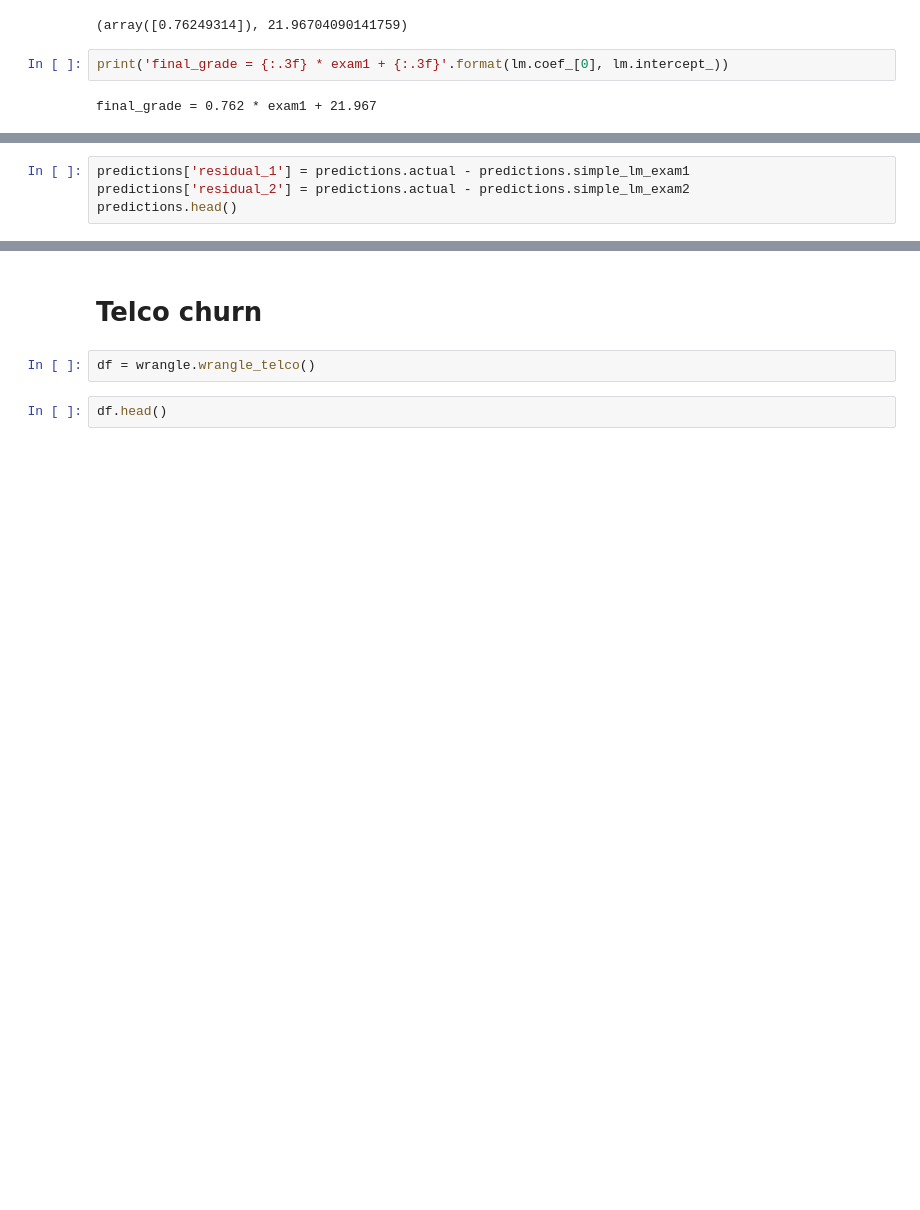
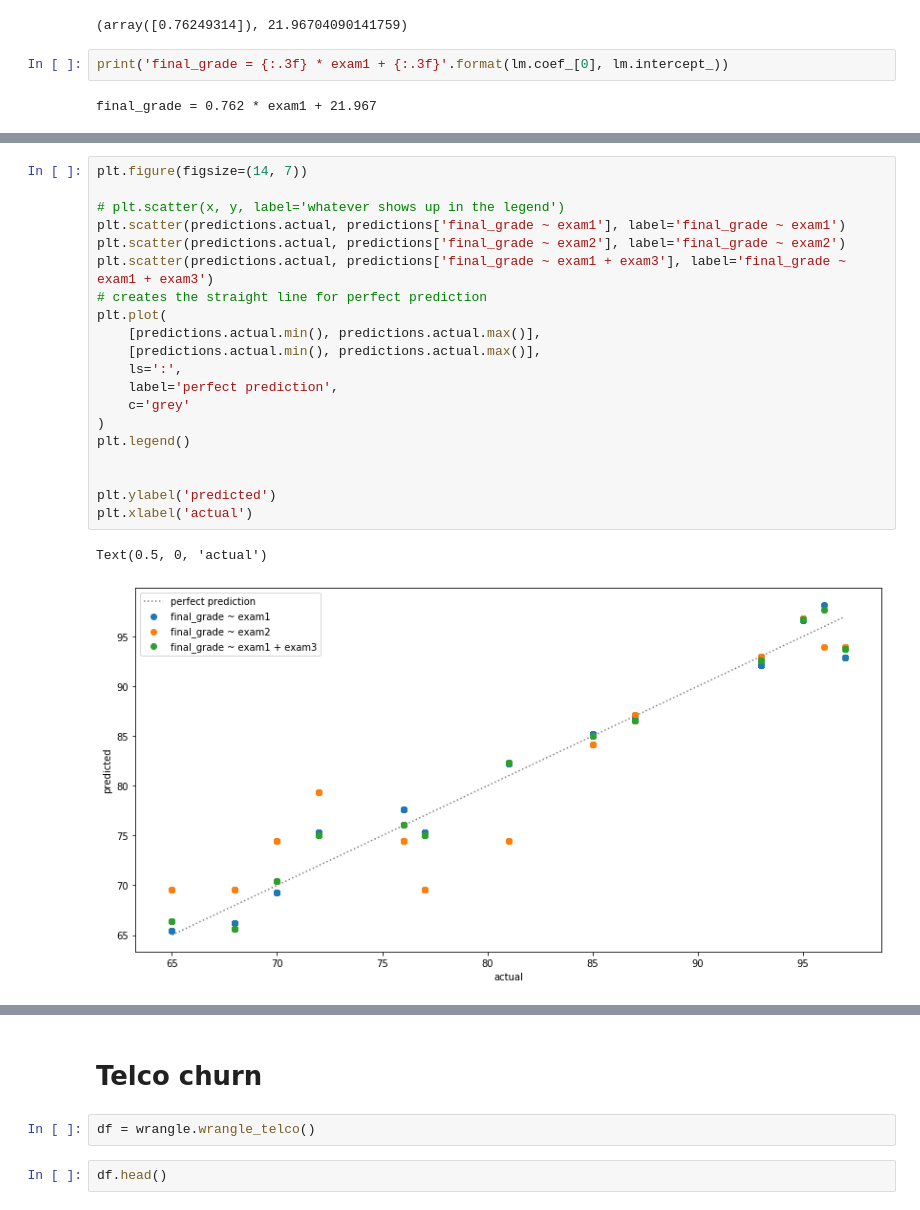
Before and after one commit to sunwenliang14/ds-methodologies-exercises, a Jupyter notebook: regression/model.ipynb, the cells around one changed output, grey strips where cells are left out. Drawn from its saved outputs; the diff is of its cells as text; blank space fills up the shorter version.

```diff
--- a/regression/model.ipynb
+++ b/regression/model.ipynb
@@ -163,4 +67,0 @@ MSE_exam2
-# %%
-predictions['residual_1'] = predictions.actual - predictions.simple_lm_exam1
-predictions['residual_2'] = predictions.actual - predictions.simple_lm_exam2
-predictions.head()
@@ -263,0 +95,23 @@ lm.coef_, lm.intercept_
+# %%
+plt.figure(figsize=(14, 7))
+
+# plt.scatter(x, y, label='whatever shows up in the legend')
+plt.scatter(predictions.actual, predictions['final_grade ~ exam1'], label='final_grade ~ exam1')
+plt.scatter(predictions.actual, predictions['final_grade ~ exam2'], label='final_grade ~ exam2')
+plt.scatter(predictions.actual, predictions['final_grade ~ exam1 + exam3'], label='final_grade ~ exam1 + exam3')
+# creates the straight line for perfect prediction
+plt.plot(
+    [predictions.actual.min(), predictions.actual.max()],
+    [predictions.actual.min(), predictions.actual.max()],
+    ls=':',
+    label='perfect prediction',
+    c='grey'
+)
+plt.legend()
+
+
+plt.ylabel('predicted')
+plt.xlabel('actual')
+# %% [output]
+Text(0.5, 0, 'actual')
+[figure, added]
```
Also changed, not shown: parts of 50 cells of this notebook.
